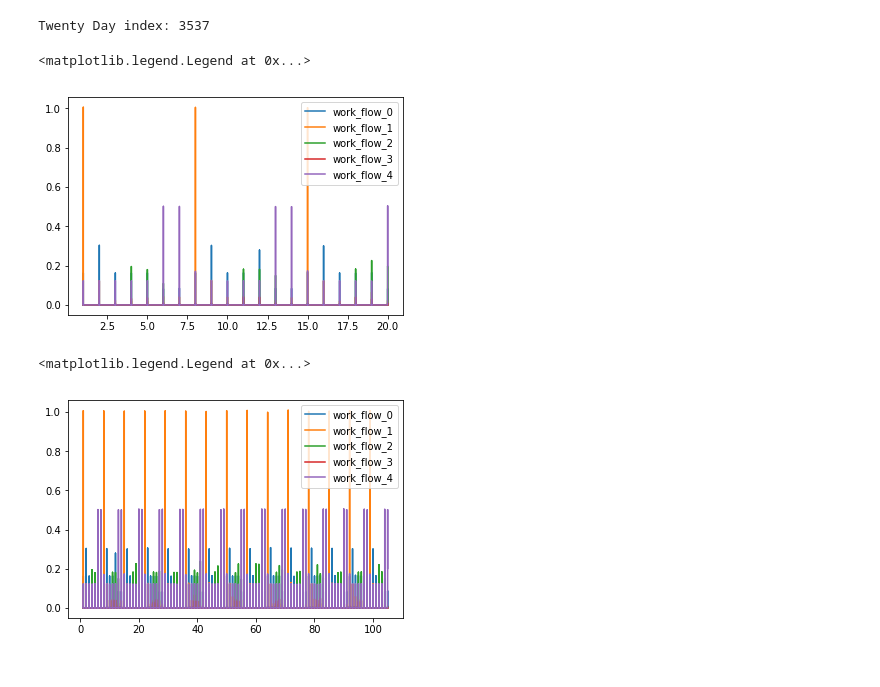
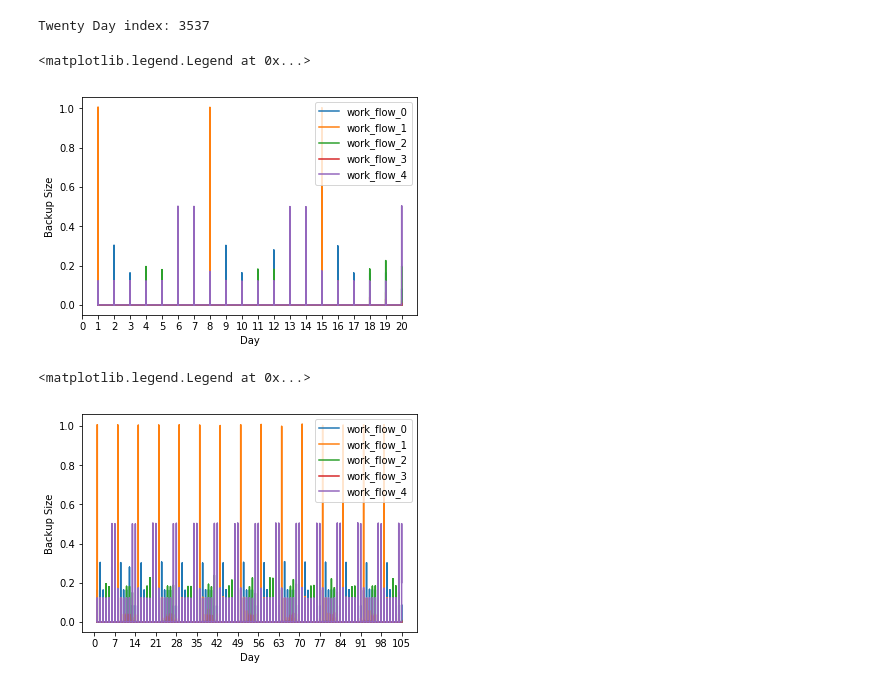
Before and after one commit to 219Winter2019adjz/Project4, a Jupyter notebook: Dataset1.ipynb, the cells around one changed output. Cells and saved outputs as stored; diff of their text form; code cells hidden in the pictures.

Commit message:
added labels to plots

```diff
--- a/Dataset1.ipynb
+++ b/Dataset1.ipynb
@@ -95,10 +95,13 @@ plt.plot(day_idx[:twenty_days+1],w_1)
 plt.plot(day_idx[:twenty_days+1],w_2)
 plt.plot(day_idx[:twenty_days+1],w_3)
 plt.plot(day_idx[:twenty_days+1],w_4)
+plt.xticks(np.arange(21, step=1))
+plt.xlabel('Day')
+plt.ylabel('Backup Size')
 plt.legend(['work_flow_0', 'work_flow_1', 'work_flow_2', 'work_flow_3', 'work_flow_4'])
 # %% [output]
 <matplotlib.legend.Legend at 0x...>
-[figure, old version]
+[figure, new version]
 # %%
 # Plot for 105 days
 
@@ -111,31 +114,34 @@ w_1 = np.zeros(total_idx)
 w_2 = np.zeros(total_idx)
 w_3 = np.zeros(total_idx)
 w_4 = np.zeros(total_idx)
 while i < total_idx:
     y_idx[i] = i
     if workflow_ID[i] == 'work_flow_0':
         w_0[i] = bkp_size[i]
         colors[i] = "g"
     elif workflow_ID[i] == 'work_flow_1':
         w_1[i] = bkp_size[i]
         colors[i] = "r"
     elif workflow_ID[i] == 'work_flow_2':
         w_2[i] = bkp_size[i]
         colors[i] = "c"
     elif workflow_ID[i] == 'work_flow_3':
         w_3[i] = bkp_size[i]
         colors[i] = "b"
     elif workflow_ID[i] == 'work_flow_4':
         w_4[i] = bkp_size[i]
         colors[i] = "k"
     i = i + 1
 # plt.plot(y_idx, bkp_size[:total_idx])
 plt.plot(day_idx, w_0)
 plt.plot(day_idx, w_1)
 plt.plot(day_idx, w_2)
 plt.plot(day_idx, w_3)
 plt.plot(day_idx, w_4)
+plt.xticks(np.arange(106, step=7))
+plt.xlabel('Day')
+plt.ylabel('Backup Size')
 plt.legend(['work_flow_0', 'work_flow_1', 'work_flow_2', 'work_flow_3', 'work_flow_4'])
 # %% [output]
 <matplotlib.legend.Legend at 0x...>
-[figure, old version]
+[figure, new version]
```
